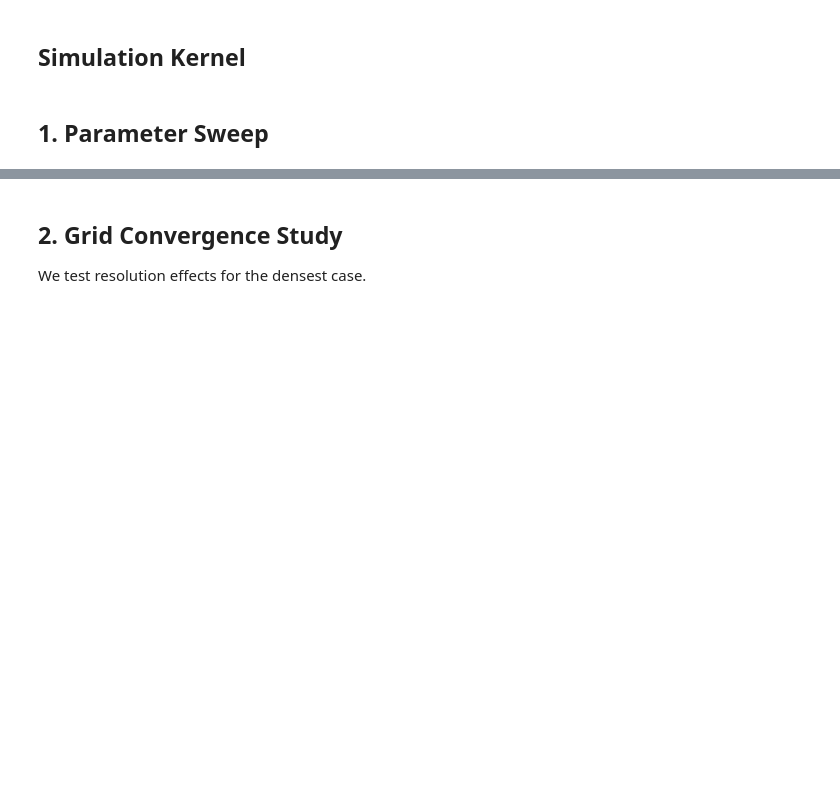
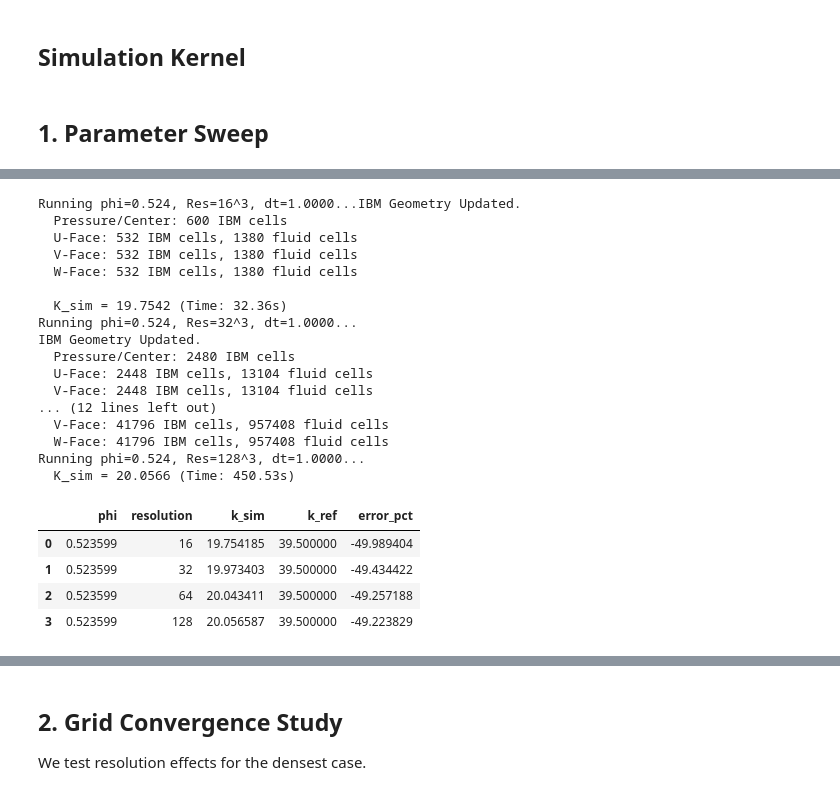
Before and after one commit to computational-chemical-engineering/peclet-flow, a Jupyter notebook: notebooks/verification_periodic_spheres.ipynb, the cells around one changed output, grey strips where cells are left out. Cells and saved outputs as stored; diff of their text form; code cells hidden in the pictures; blank space fills up the shorter version.

```diff
--- a/notebooks/verification_periodic_spheres.ipynb
+++ b/notebooks/verification_periodic_spheres.ipynb
@@ -201,0 +161,73 @@ Phi        K_sim      K_ref      Error %
+# %%
+import pandas as pd
+import numpy as np
+import matplotlib.pyplot as plt
+from itertools import product
+from tqdm.notebook import tqdm
+
+# Optional: Use a built-in matplotlib style for better aesthetics
+plt.style.use('bmh')
+
+# 1. Define parameter space
+phis = [0.001, 0.008, 0.027, 0.064, 0.125, 0.216, 0.343, 0.45, 0.5236]
+resolutions = [16, 32, 64, 128, 256]
+
+# Cartesian product (Grid Search)
+param_grid = list(product(phis, resolutions))
+
+results_list = []
+
+# 2. Run Loop with Progress Bar
+for phi, res in tqdm(param_grid, desc="Simulating"):
+
+    # Initialize and Run
+    simulator = SimulationRunner(phi, res)
+    k_sim, u_sup, p_prof_1d, u_prof_1d = simulator.run(
+        save_output=True,
+        filename=f"output/phi_{phi:.2f}_N_{res}.vti",
+        dt=1.0,
+        max_steps=100
+    )
+
+    k_ref = get_analytical_k(phi)
+
+    results_list.append({
+        'phi': phi,
+        'resolution': res,
+        'k_sim': k_sim,
+        'k_ref': k_ref,
+        'error_pct': 100 * (k_sim - k_ref) / k_ref,
+        'p_profile': p_prof_1d,
+        'u_profile': u_prof_1d
+    })
+
+# 3. Create DataFrame
+df = pd.DataFrame(results_list)
+df.to_csv('output/drag_dimensionless_sc.csv', index=False)
+# --- Output: Table ---
+# Display table with background gradient (Pandas native feature)
+display_cols = ['phi', 'resolution', 'k_sim', 'k_ref', 'error_pct']
+display(df[display_cols].style.background_gradient(subset=['error_pct'], cmap='coolwarm', axis=None))
+# %% [output]
+Running phi=0.524, Res=16^3, dt=1.0000...IBM Geometry Updated.
+  Pressure/Center: 600 IBM cells
+  U-Face: 532 IBM cells, 1380 fluid cells
+  V-Face: 532 IBM cells, 1380 fluid cells
+  W-Face: 532 IBM cells, 1380 fluid cells
+
+  K_sim = 19.7542 (Time: 32.36s)
+Running phi=0.524, Res=32^3, dt=1.0000...
+IBM Geometry Updated.
+  Pressure/Center: 2480 IBM cells
+  U-Face: 2448 IBM cells, 13104 fluid cells
+  V-Face: 2448 IBM cells, 13104 fluid cells
+... (12 lines left out)
+  V-Face: 41796 IBM cells, 957408 fluid cells
+  W-Face: 41796 IBM cells, 957408 fluid cells
+Running phi=0.524, Res=128^3, dt=1.0000...
+  K_sim = 20.0566 (Time: 450.53s)
+|  | phi | resolution | k_sim | k_ref | error_pct |
+| 0 | 0.523599 | 16 | 19.754185 | 39.500000 | -49.989404 |
+| 1 | 0.523599 | 32 | 19.973403 | 39.500000 | -49.434422 |
+| 2 | 0.523599 | 64 | 20.043411 | 39.500000 | -49.257188 |
+| 3 | 0.523599 | 128 | 20.056587 | 39.500000 | -49.223829 |
```
Also changed, not shown: parts of 7 cells of this notebook, 4 other files.
